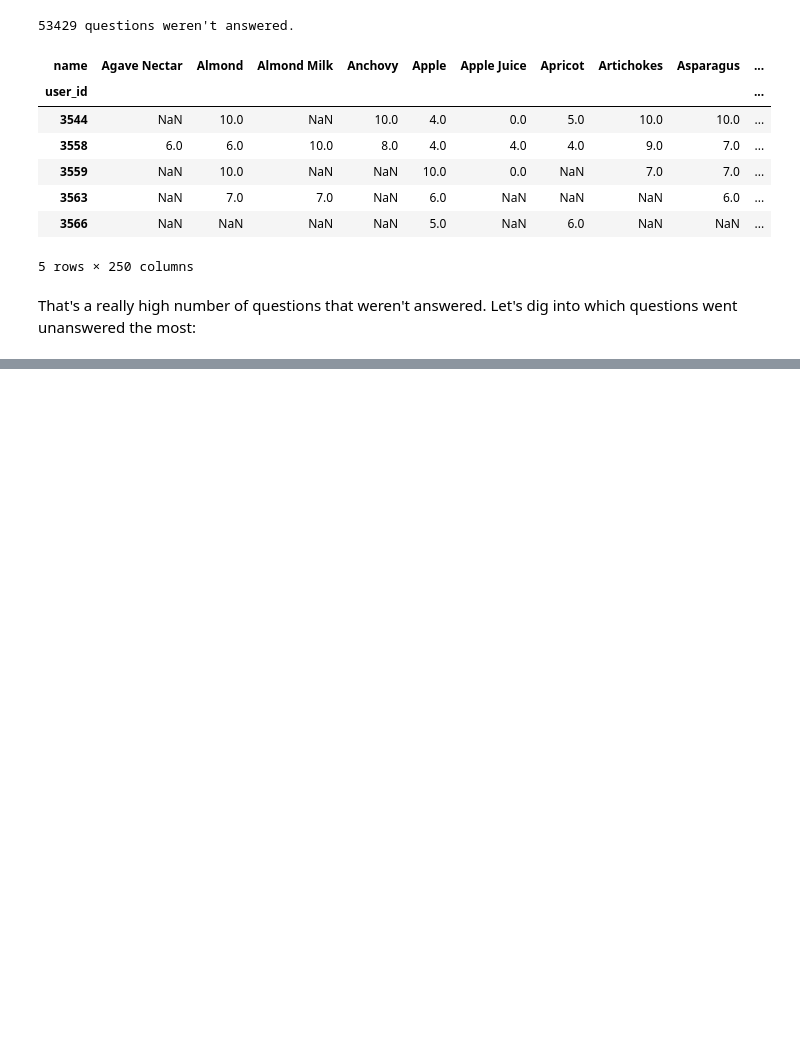
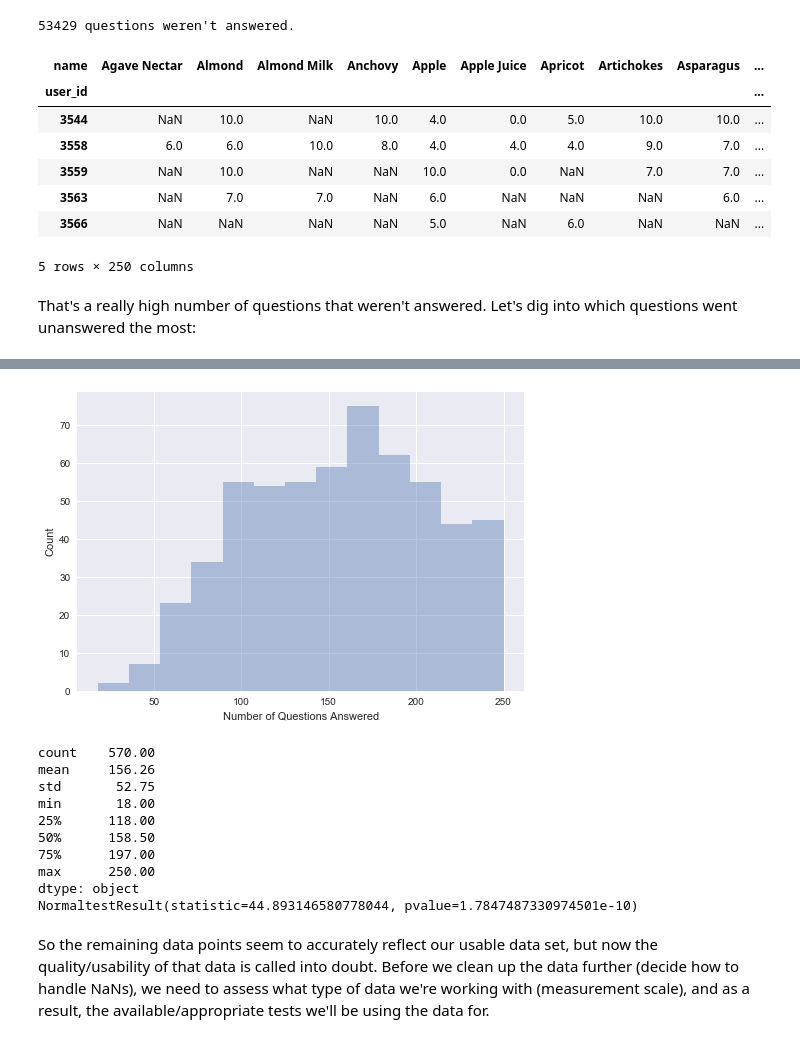
Before and after one commit to ZaxR/ibd_diet_analysis, a Jupyter notebook: IBD Diet Analysis.ipynb, the cells around one changed output, grey strips where cells are left out. Saved outputs shown, nothing was run; the diff lists cells and outputs as text; code cells hidden in the pictures; blank space fills up the shorter version.

Commit message:
Add more data munging and clean-up

```diff
--- a/IBD Diet Analysis.ipynb
+++ b/IBD Diet Analysis.ipynb
@@ -155 +164,26 @@ display_side_by_side(unanswered.head(10), unanswered.tail(10).sort_values('unans
+# %%
+num_answers_per_person = df_answered_pivot.count(axis=1)
+
+# distribution of number of answers per survey
+sns.distplot(num_answers_per_person.dropna(), kde=False)
+plt.xlabel('Number of Questions Answered')
+plt.ylabel('Count')
+plt.show()
+
+print(num_answers_per_person.describe().apply('{:,.2f}'.format))
+print(scipy.stats.normaltest(num_answers_per_person, nan_policy='omit'))
+# %% [output]
+[figure, added]
+count    570.00
+mean     156.26
+std       52.75
+min       18.00
+25%      118.00
+50%      158.50
+75%      197.00
+max      250.00
+dtype: object
+NormaltestResult(statistic=44.893146580778044, pvalue=1.7847487330974501e-10)
+# %% [markdown]
+So the remaining data points seem to accurately reflect our usable data set, but now the quality/usability of that data is called into doubt. Before we clean up the data further (decide how to handle NaNs), we need to assess what type of data we're working with (measurement scale), and as a result, the available/appropriate tests we'll be using the data for.
 # %% [markdown]
```
Also changed, not shown: parts of 14 cells of this notebook, 3 other files.
